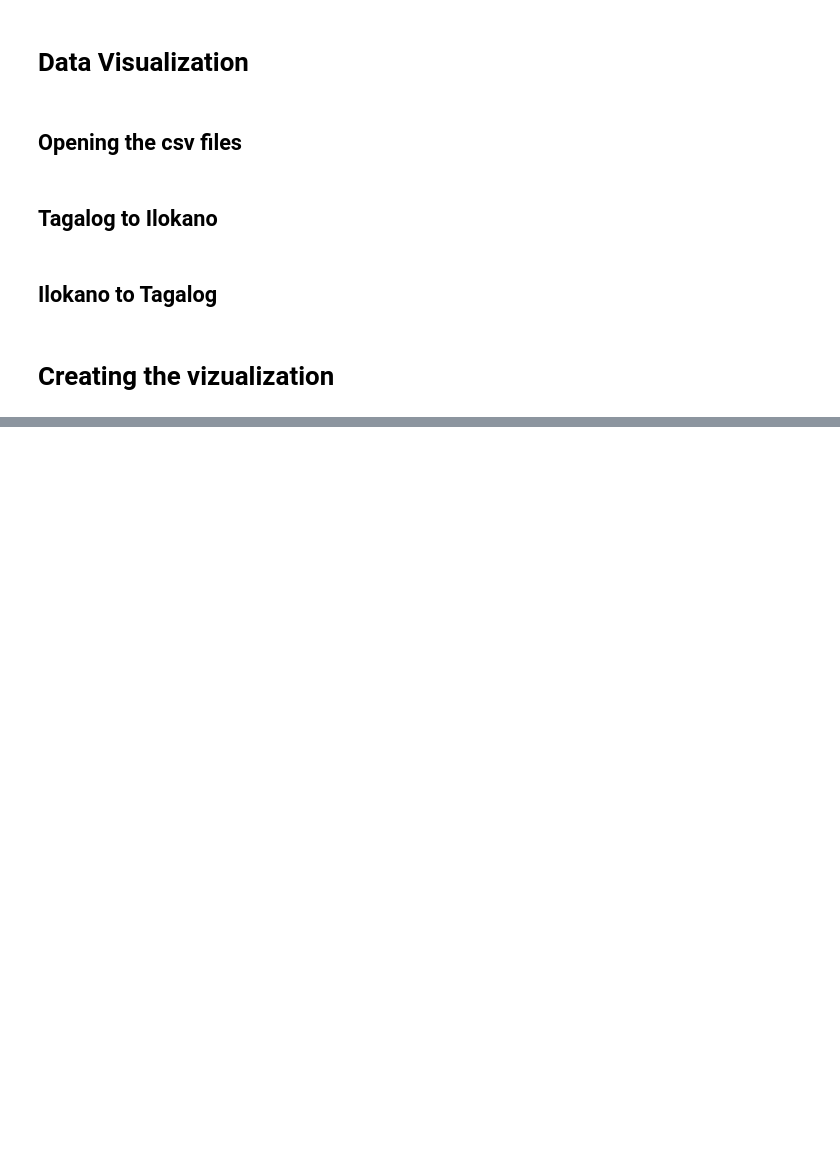
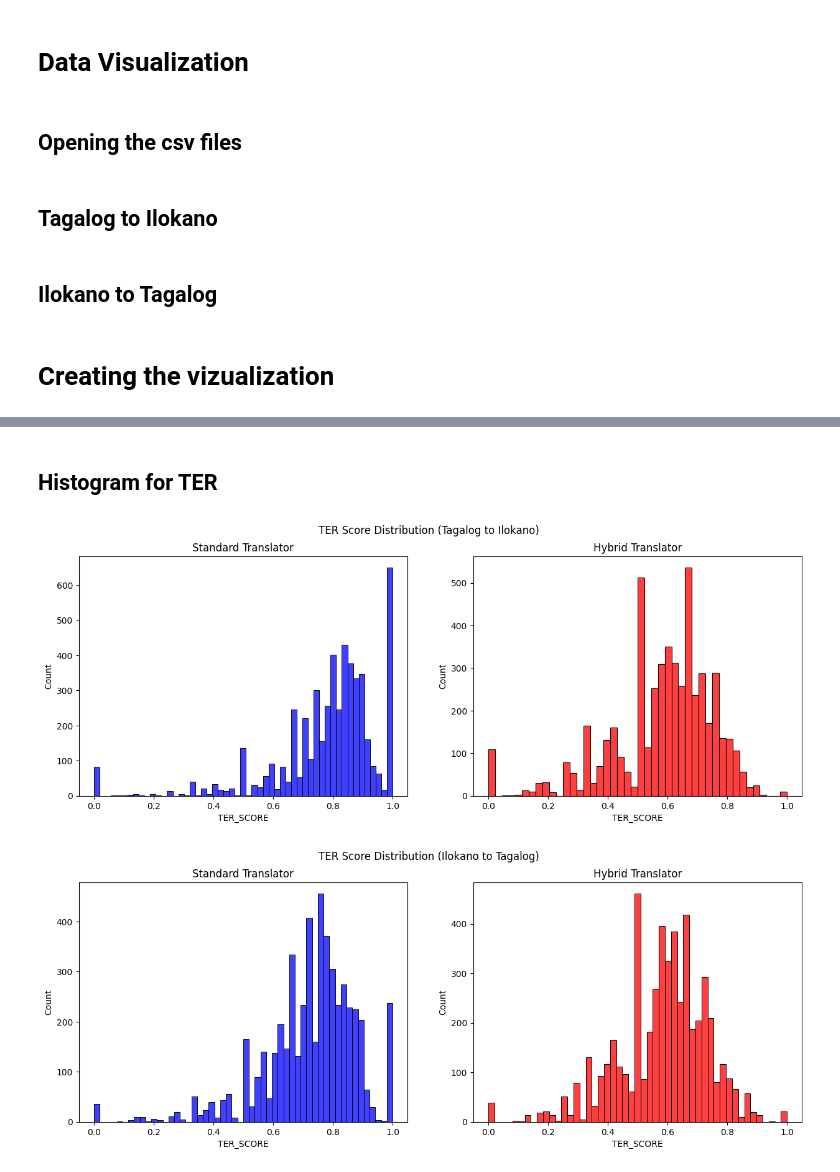
Before and after one commit to JakeCob/Ilokano-to-Tagalog-Machince-Translation, a Jupyter notebook: notebooks/data_viz.ipynb, the cells around one changed output, grey strips where cells are left out. Cells and saved outputs as stored; diff of their text form; code cells hidden in the pictures; blank space fills up the shorter version.

```diff
--- a/notebooks/data_viz.ipynb
+++ b/notebooks/data_viz.ipynb
@@ -9,14 +9,30 @@ import seaborn as sns
 # %% [markdown]
 ## Tagalog to Ilokano
 # %%
-# Read the data
+# BLEU scores
 df_bleu_sd_tl_il = pd.read_csv('../src/scores/Tagalog to Ilokano/Standard Translator/test/test_bleu_tl-il.csv')
 df_bleu_hb_tl_il = pd.read_csv('../src/scores/Tagalog to Ilokano/Hybrid Translator/test/test_bleu_tl-il.csv')
+
+# TER Scores
+df_ter_sd_tl_il = pd.read_csv('../src/scores/Tagalog to Ilokano/Standard Translator/test/test_ter_tl-il.csv')
+df_ter_hb_tl_il = pd.read_csv('../src/scores/Tagalog to Ilokano/Hybrid Translator/test/test_ter_tl-il.csv')
+
+# Rouge Scores
+df_rouge_sd_tl_il = pd.read_csv('../src/scores/Tagalog to Ilokano/Standard Translator/test/test_rouge_tl-il.csv')
+df_rouge_hb_tl_il = pd.read_csv('../src/scores/Tagalog to Ilokano/Hybrid Translator/test/test_rouge_tl-il.csv')
 # %% [markdown]
 ## Ilokano to Tagalog
 # %%
-# Read the data
+# BLEU scores
 df_bleu_sd_il_tl = pd.read_csv('../src/scores/Ilokano to Tagalog/Standard Translator/test/test_bleu_il-tl.csv')
 df_bleu_hb_il_tl = pd.read_csv('../src/scores/Ilokano to Tagalog/Hybrid Translator/test/test_bleu_il-tl.csv')
+
+# TER Scores
+df_ter_sd_il_tl = pd.read_csv('../src/scores/Ilokano to Tagalog/Standard Translator/test/test_ter_il-tl.csv')
+df_ter_hb_il_tl = pd.read_csv('../src/scores/Ilokano to Tagalog/Hybrid Translator/test/test_ter_il-tl.csv')
+
+# Rouge Scores
+df_rouge_sd_il_tl = pd.read_csv('../src/scores/Ilokano to Tagalog/Standard Translator/test/test_rouge_il-tl.csv')
+df_rouge_hb_il_tl = pd.read_csv('../src/scores/Ilokano to Tagalog/Hybrid Translator/test/test_rouge_il-tl.csv')
 # %% [markdown]
 # Creating the vizualization
@@ -38,0 +79,8 @@ hist(df_bleu_sd_il_tl, df_bleu_hb_il_tl, 'Ilokano', 'Tagalog')
+# %% [markdown]
+## Histogram for TER
+# %%
+hist_ter(df_ter_sd_tl_il, df_ter_hb_tl_il, 'Tagalog', 'Ilokano')
+hist_ter(df_ter_sd_il_tl, df_ter_hb_il_tl, 'Ilokano', 'Tagalog')
+# %% [output]
+[figure, added]
+[figure, added]
```
Also changed, not shown: parts of 6 cells of this notebook, 57 other files.
